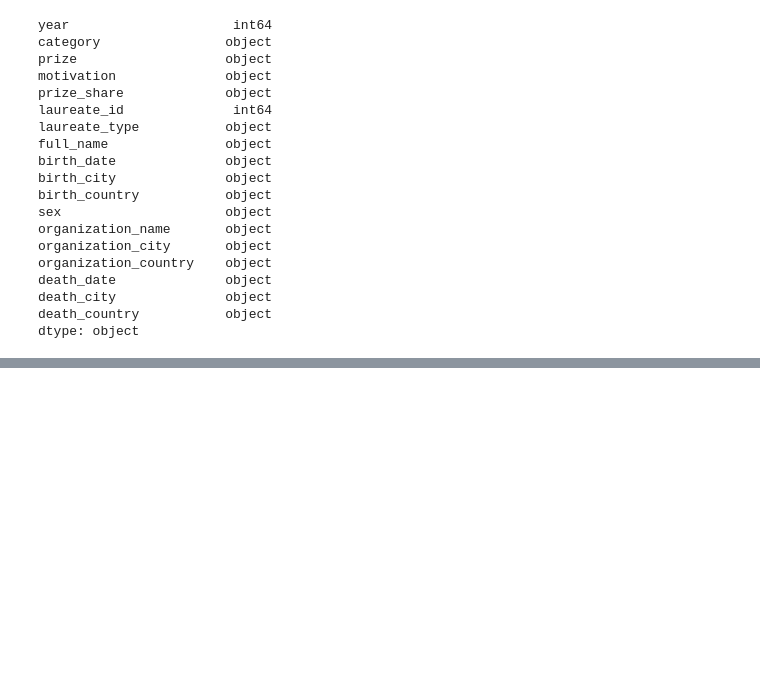
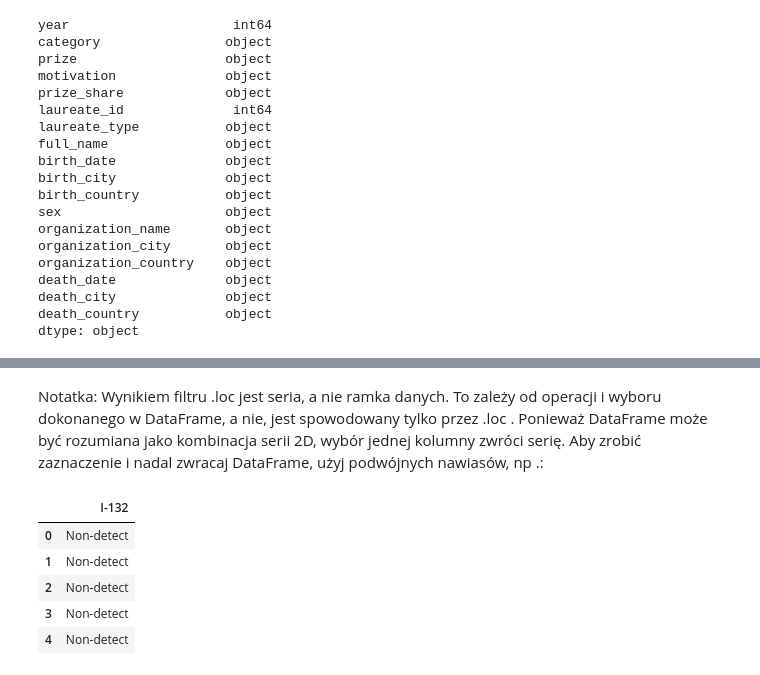
Before and after one commit to sendecka/DataCamp---Data-Scientist-with-Python, a Jupyter notebook: 09 Analiza dużych zbiorów danych I/Ćwiczenia/Exercise.ipynb, the cells around one changed output, grey strips where cells are left out. Drawn from its saved outputs; the diff is of its cells as text; code cells hidden in the pictures; blank space fills up the shorter version.

```diff
--- a/09 Analiza dużych zbiorów danych I/Ćwiczenia/Exercise.ipynb
+++ b/09 Analiza dużych zbiorów danych I/Ćwiczenia/Exercise.ipynb
@@ -281,0 +360,12 @@ dtype: object
+# %% [markdown]
+Notatka:
+Wynikiem filtru .loc jest seria, a nie ramka danych. To zależy od operacji i wyboru dokonanego w DataFrame, a nie, jest spowodowany tylko przez .loc . Ponieważ DataFrame może być rozumiana jako kombinacja serii 2D, wybór jednej kolumny zwróci serię. Aby zrobić zaznaczenie i nadal zwracaj DataFrame, użyj podwójnych nawiasów, np .:
+# %%
+df[['I-132']].head()
+# %% [output]
+|  | I-132 |
+| 0 | Non-detect |
+| 1 | Non-detect |
+| 2 | Non-detect |
+| 3 | Non-detect |
+| 4 | Non-detect |
```
Also changed, not shown: parts of 21 cells of this notebook, 2 other files.
